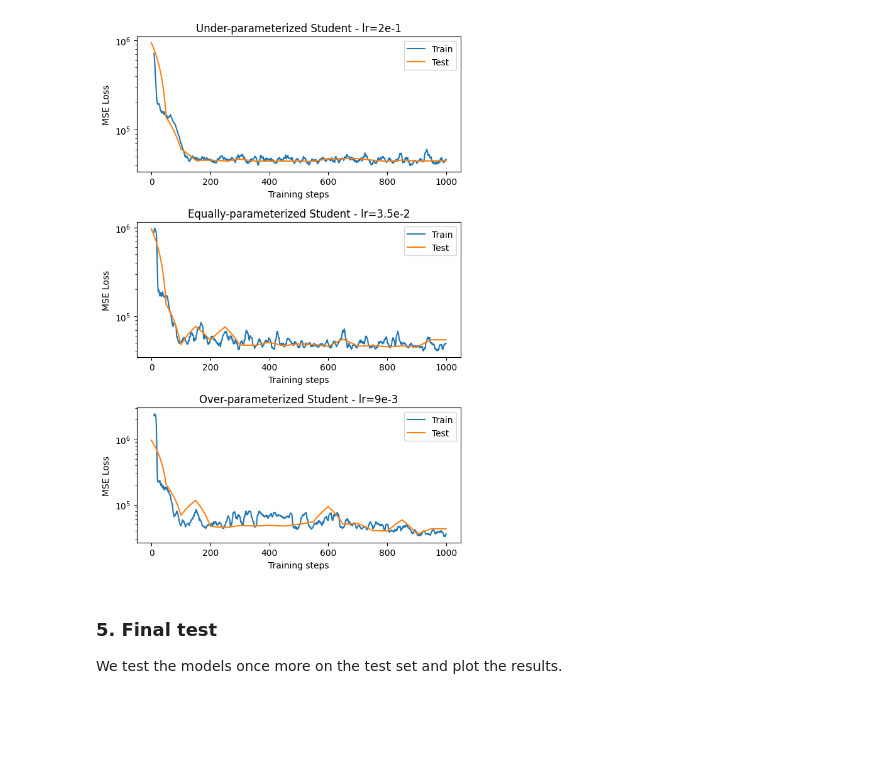
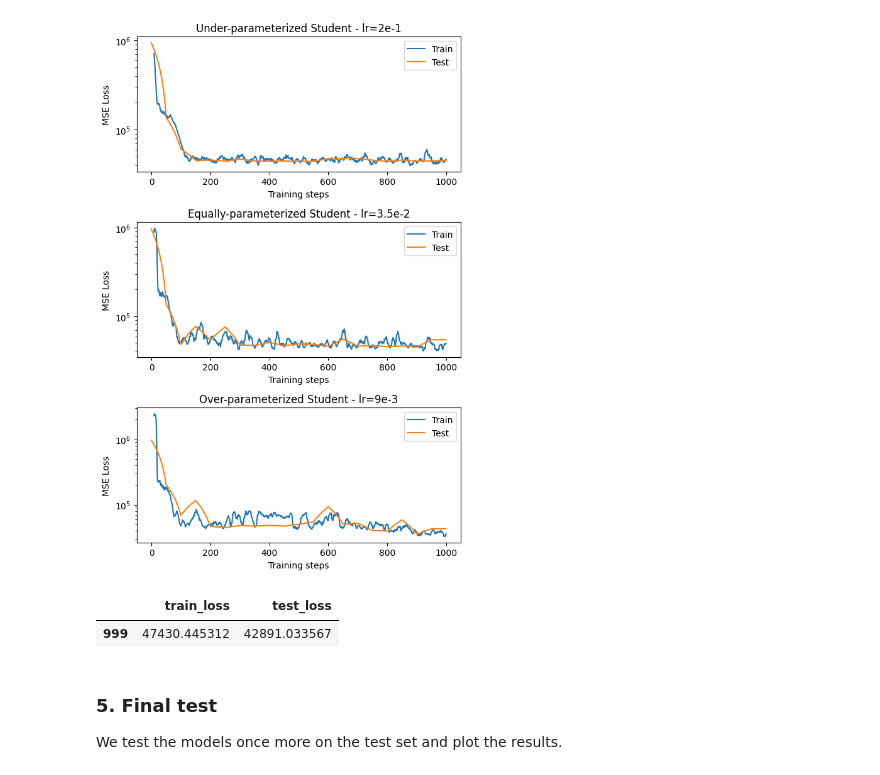
Before and after one commit to GabrielePintus/AdvancedDL-KernelMethods, a Jupyter notebook: Challenges/2/notebook.ipynb, the cells around one changed output. Drawn from its saved outputs; the diff is of its cells as text; code cells hidden in the pictures; blank space fills up the shorter version.

```diff
--- a/Challenges/2/notebook.ipynb
+++ b/Challenges/2/notebook.ipynb
@@ -178,6 +187,11 @@ plt.tight_layout()
 plt.show()
 # %% [output]
 [figure]
+# %%
+df_Student_O.tail(1)
+# %% [output]
+|  | train_loss | test_loss |
+| 999 | 47430.445312 | 42891.033567 |
 # %% [markdown]
 ### 5. Final test
 
```
Also changed, not shown: parts of 5 cells of this notebook, 15 other files.
